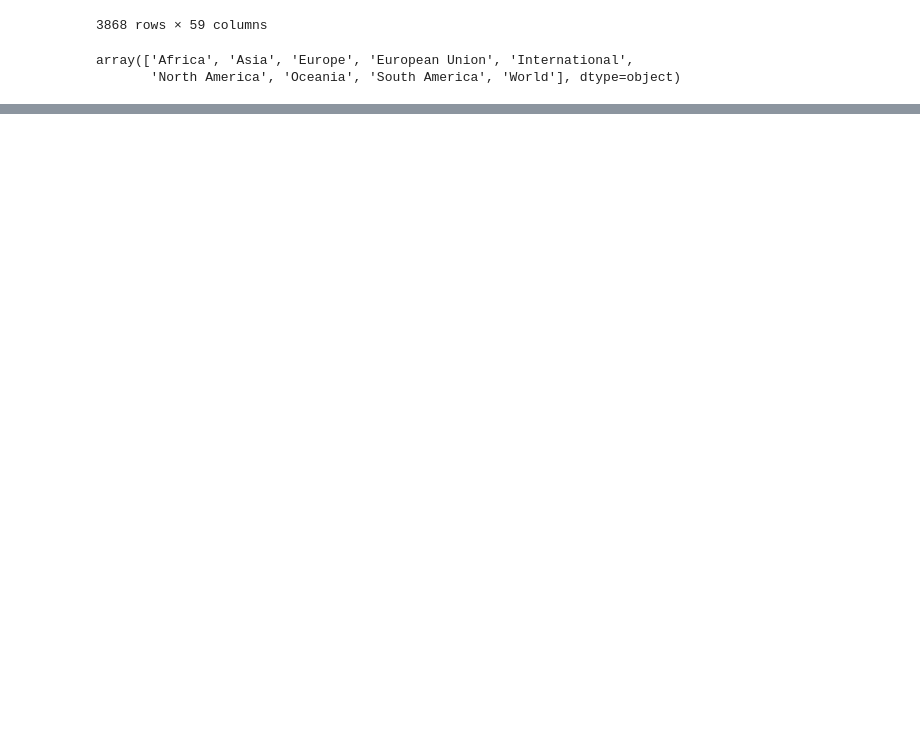
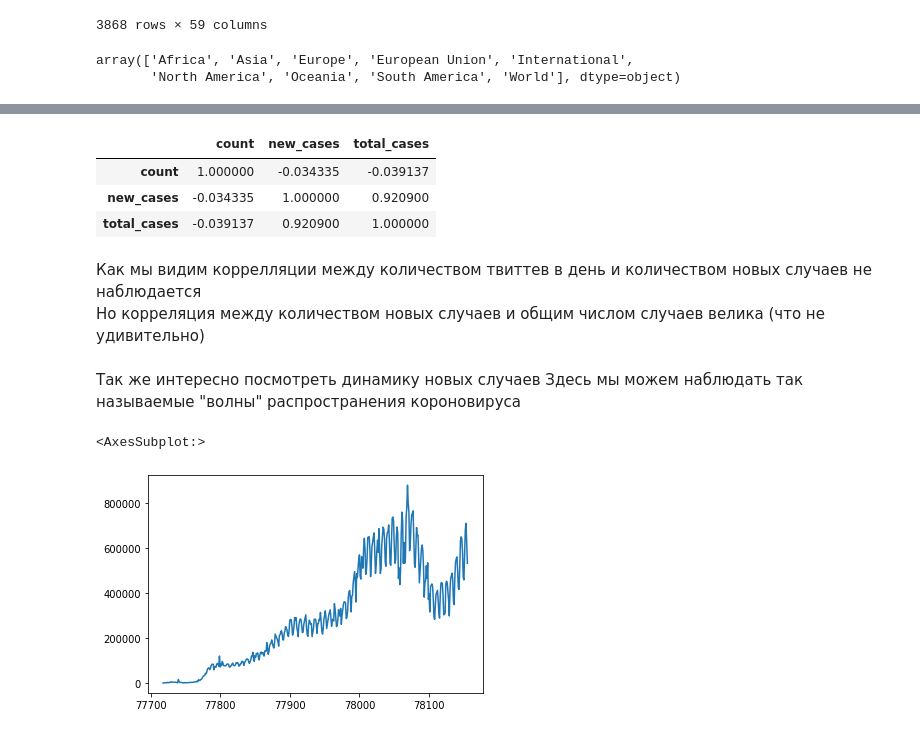
Before and after one commit to Gerrytty/data-mining-course, a Jupyter notebook: control_work/coronovirus_analyse.ipynb, the cells around one changed output, grey strips where cells are left out. Saved outputs shown, nothing was run; the diff lists cells and outputs as text; code cells hidden in the pictures; blank space fills up the shorter version.

```diff
--- a/control_work/coronovirus_analyse.ipynb
+++ b/control_work/coronovirus_analyse.ipynb
@@ -158,0 +100,3 @@ ax.figure.savefig("output.png", dpi=400)
+# %%
+world_stats = coronovirus_data[coronovirus_data.location == 'World']
+world_stats.head(5)
@@ -176,0 +198,18 @@ twitter_data.shape
+# %%
+corr
+# %% [output]
+|  | count | new_cases | total_cases |
+| count | 1.000000 | -0.034335 | -0.039137 |
+| new_cases | -0.034335 | 1.000000 | 0.920900 |
+| total_cases | -0.039137 | 0.920900 | 1.000000 |
+# %% [markdown]
+Как мы видим коррелляции между количеством твиттев в день и количеством новых случаев не наблюдается
+Но корреляция между количеством новых случаев и общим числом случаев велика (что не удивительно)
+# %% [markdown]
+Так же интересно посмотреть динамику новых случаев
+Здесь мы можем наблюдать так называемые "волны" распространения короновируса
+# %%
+world_stats.new_cases.plot()
+# %% [output]
+<AxesSubplot:>
+[figure, added]
```
Also changed, not shown: parts of 33 cells of this notebook.
